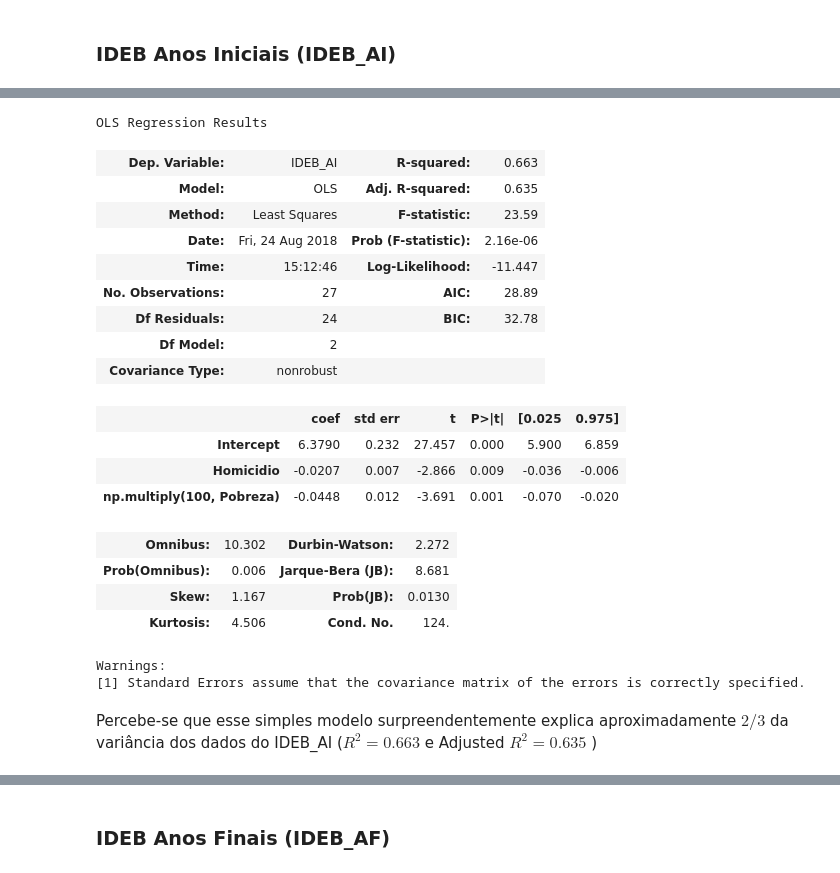
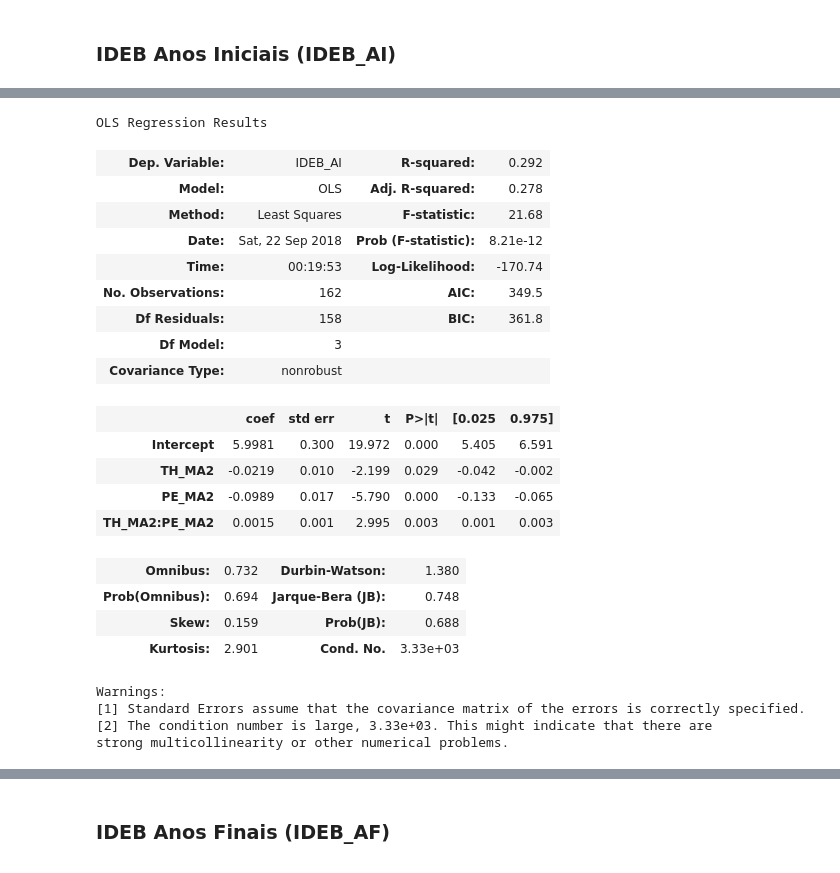
Before and after one commit to xboard/xboard.github.io, a Jupyter notebook: ipynb/IDEB.ipynb, the cells around one changed output, grey strips where cells are left out. Cells and saved outputs as stored; diff of their text form; code cells hidden in the pictures.

Commit message:
Adding maps and Hierarchical Models
Adding maps and Hierarchical Models

```diff
--- a/ipynb/IDEB.ipynb
+++ b/ipynb/IDEB.ipynb
@@ -27,6 +43,6 @@ import matplotlib.pyplot as plt
 # %% [markdown]
 ## Carrega dados
 # %%
-df = pd.read_csv('ideb2015.csv', sep='\t')
+df = pd.read_csv('IDEB.csv', sep=';', encoding='ansi')
 df
 # %% [output]
@@ -74,0 +120,20 @@ Nota-se que a média dos dados do IDEB Anos Iniciais (IDEB AI) são superiores q
+# %%
+#https://github.com/python-visualization/folium/tree/master/examples/data
+
+for t in ("AI", "AF"):
+    for year in range(2007, 2018, 2):
+        m = folium.Map(location=[-16, -55], zoom_start=4, tiles='cartodbpositron')
+        state_data = df[df['Ano']==year][["UF", "IDEB_"+t]]
+        m.choropleth(
+            geo_data=open('uf.json', encoding="latin-1").read(),
+            name='choropleth',
+            data=state_data,
+            columns=['UF', 'IDEB_'+t],
+            key_on='feature.id',
+            fill_color='YlGn',
+            fill_opacity=0.7,
+            line_opacity=0.2,
+            legend_name='IDEB {} ({})'.format(t, year)
+        )
+        folium.LayerControl().add_to(m)
+        m.save(outfile="UF_{}_{}.html".format(t, year))
@@ -74,0 +145,21 @@ Nota-se que a média dos dados do IDEB Anos Iniciais (IDEB AI) são superiores q
+# %%
+df['IDEB_AI_STD'] = 0.0
+df['IDEB_AF_STD'] = 0.0
+df['PE_MA2_STD'] = 0.0
+df['TH_MA2_STD'] = 0.0
+# %%
+for year in range(2007, 2018, 2):
+    ideb_ai_year = df[df['Ano']==year]['IDEB_AI']
+    ideb_af_year = df[df['Ano']==year]['IDEB_AF']
+    pe_ma2_year  = df[df['Ano']==year]['PE_MA2']
+    th_ma2_year  = df[df['Ano']==year]['TH_MA2']
+    pe_ma4_year  = df[df['Ano']==year]['PE_MA4']
+    th_ma4_year  = df[df['Ano']==year]['TH_MA4']
+    df.loc[df['Ano']==year, 'IDEB_AI_STD'] = (ideb_ai_year - ideb_ai_year.mean()) / ideb_ai_year.std()
+    df.loc[df['Ano']==year, 'IDEB_AF_STD'] = (ideb_af_year - ideb_af_year.mean()) / ideb_af_year.std()
+    df.loc[df['Ano']==year, 'PE_MA2_STD']  = (pe_ma2_year  - pe_ma2_year.mean() ) / pe_ma2_year.std()
+    df.loc[df['Ano']==year, 'TH_MA2_STD']  = (th_ma2_year  - th_ma2_year.mean() ) / th_ma2_year.std()
+    df.loc[df['Ano']==year, 'PE_MA4_STD']  = (pe_ma4_year  - pe_ma4_year.mean() ) / pe_ma4_year.std()
+    df.loc[df['Ano']==year, 'TH_MA4_STD']  = (th_ma4_year  - th_ma4_year.mean() ) / th_ma4_year.std()
+
+df.tail()
@@ -77,27 +255,28 @@ Nota-se que a média dos dados do IDEB Anos Iniciais (IDEB AI) são superiores q
 # %%
-formula = "IDEB_AI ~ Homicidio + np.multiply(100, Pobreza) "
+formula = "IDEB_AI ~ TH_MA2 * PE_MA2"
 model = ols(formula, df).fit()
 model.summary()
 # %% [output]
 OLS Regression Results
-| Dep. Variable: | IDEB_AI | R-squared: | 0.663 |
-| Model: | OLS | Adj. R-squared: | 0.635 |
-| Method: | Least Squares | F-statistic: | 23.59 |
-| Date: | Fri, 24 Aug 2018 | Prob (F-statistic): | 2.16e-06 |
-| Time: | 15:12:46 | Log-Likelihood: | -11.447 |
-| No. Observations: | 27 | AIC: | 28.89 |
-| Df Residuals: | 24 | BIC: | 32.78 |
-| Df Model: | 2 |  |  |
+| Dep. Variable: | IDEB_AI | R-squared: | 0.292 |
+| Model: | OLS | Adj. R-squared: | 0.278 |
+| Method: | Least Squares | F-statistic: | 21.68 |
+| Date: | Sat, 22 Sep 2018 | Prob (F-statistic): | 8.21e-12 |
+| Time: | 00:19:53 | Log-Likelihood: | -170.74 |
+| No. Observations: | 162 | AIC: | 349.5 |
+| Df Residuals: | 158 | BIC: | 361.8 |
+| Df Model: | 3 |  |  |
 | Covariance Type: | nonrobust |  |  |
 |  | coef | std err | t | P>|t| | [0.025 | 0.975] |
-| Intercept | 6.3790 | 0.232 | 27.457 | 0.000 | 5.900 | 6.859 |
-| Homicidio | -0.0207 | 0.007 | -2.866 | 0.009 | -0.036 | -0.006 |
-| np.multiply(100, Pobreza) | -0.0448 | 0.012 | -3.691 | 0.001 | -0.070 | -0.020 |
+| Intercept | 5.9981 | 0.300 | 19.972 | 0.000 | 5.405 | 6.591 |
+| TH_MA2 | -0.0219 | 0.010 | -2.199 | 0.029 | -0.042 | -0.002 |
+| PE_MA2 | -0.0989 | 0.017 | -5.790 | 0.000 | -0.133 | -0.065 |
+| TH_MA2:PE_MA2 | 0.0015 | 0.001 | 2.995 | 0.003 | 0.001 | 0.003 |
-| Omnibus: | 10.302 | Durbin-Watson: | 2.272 |
-| Prob(Omnibus): | 0.006 | Jarque-Bera (JB): | 8.681 |
-| Skew: | 1.167 | Prob(JB): | 0.0130 |
-| Kurtosis: | 4.506 | Cond. No. | 124. |
+| Omnibus: | 0.732 | Durbin-Watson: | 1.380 |
+| Prob(Omnibus): | 0.694 | Jarque-Bera (JB): | 0.748 |
+| Skew: | 0.159 | Prob(JB): | 0.688 |
+| Kurtosis: | 2.901 | Cond. No. | 3.33e+03 |
 Warnings:
 [1] Standard Errors assume that the covariance matrix of the errors is correctly specified.
+[2] The condition number is large, 3.33e+03. This might indicate that there are
+strong multicollinearity or other numerical problems.
-# %% [markdown]
-Percebe-se que esse simples modelo surpreendentemente explica aproximadamente $2/3$ da variância dos dados do IDEB_AI ($R^2=0.663$ e Adjusted $R^2=0.635$ )
```
Also changed, not shown: parts of 49 cells of this notebook.
